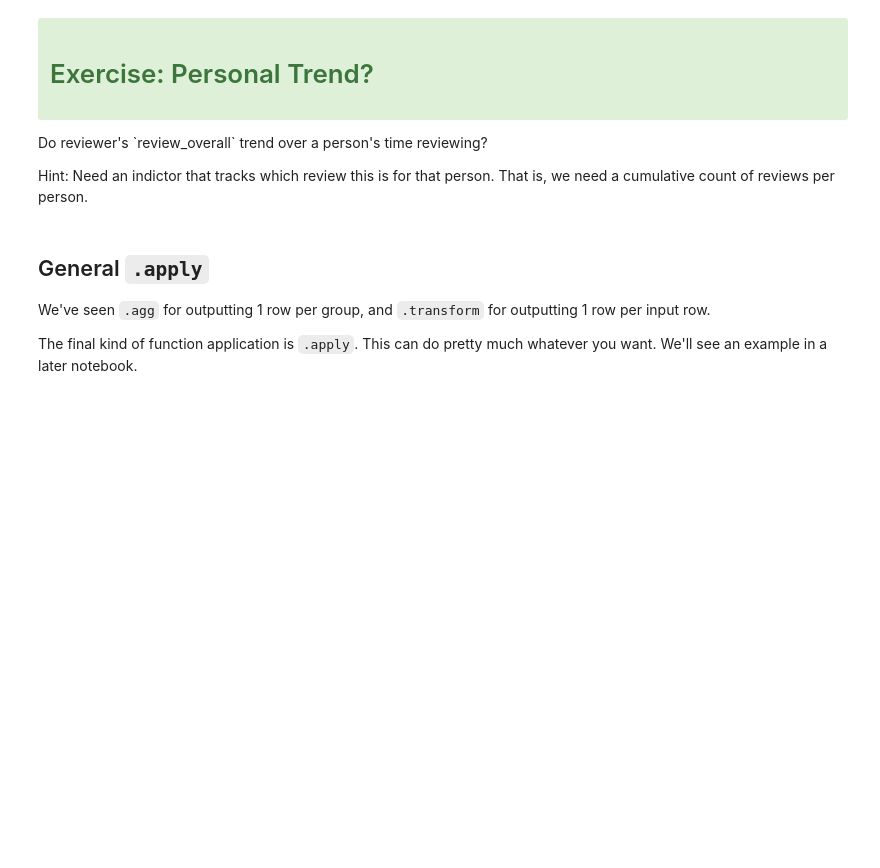
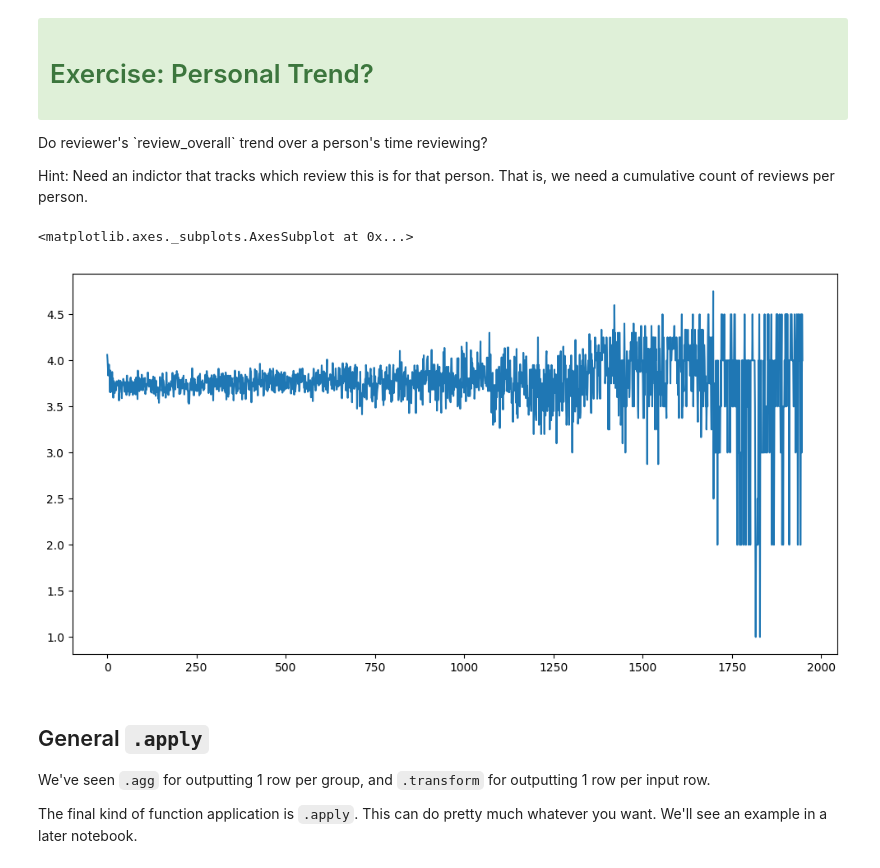
Before and after one commit to umeshraj/Pandas-Tutorial-SciPyConf-2018, a Jupyter notebook: notebooks/03-Groupby.ipynb, the cells around one changed output. Drawn from its saved outputs; the diff is of its cells as text; code cells hidden in the pictures; blank space fills up the shorter version.

```diff
--- a/notebooks/03-Groupby.ipynb
+++ b/notebooks/03-Groupby.ipynb
@@ -322,4 +386,10 @@ Just like `.agg` informs pandas that you want `1 input group → 1 output row`,
 <p>Do reviewer's `review_overall` trend over a person's time reviewing?</p>
 
 Hint: Need an indictor that tracks which review this is for that person. That is, we need a cumulative count of reviews per person.
+# %%
+order = df.groupby('profile_name').review_overall.cumcount()
+df.groupby(order).review_overall.mean().plot()
+# %% [output]
+<matplotlib.axes._subplots.AxesSubplot at 0x...>
+[figure, added]
 # %%
```
Also changed, not shown: parts of 9 cells of this notebook, 1 other file.
